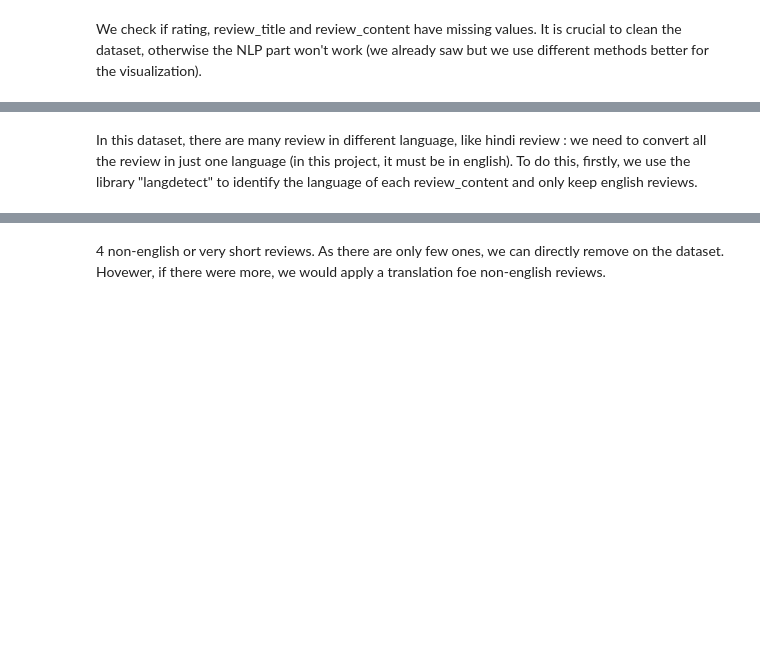
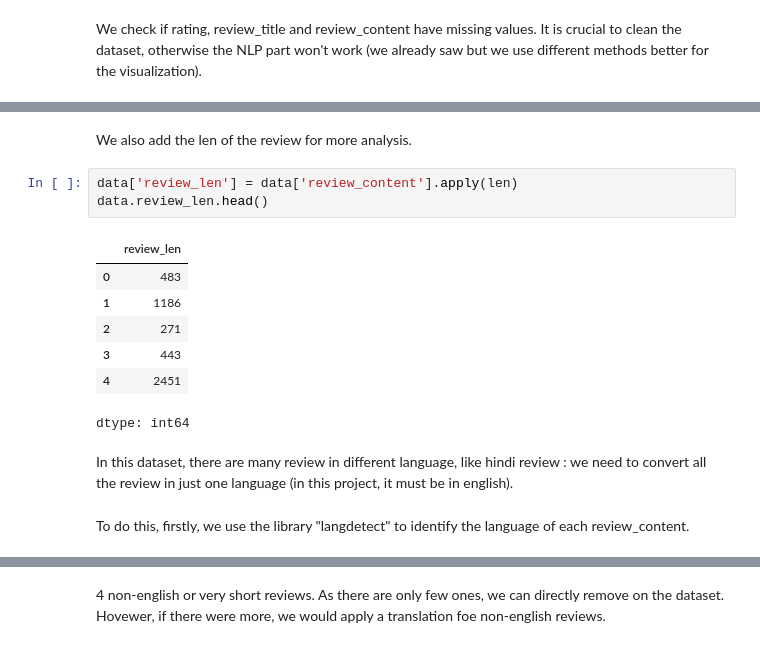
Before and after one commit to LeJ-04/amazon-products-rating-ml-project, a Jupyter notebook: ProjetML.ipynb, the cells around one changed output, grey strips where cells are left out. Cells and saved outputs as stored; diff of their text form; blank space fills up the shorter version.

```diff
--- a/ProjetML.ipynb
+++ b/ProjetML.ipynb
@@ -120,5 +284,20 @@ missing review_content ? 0
+# %% [markdown]
+We also add the len of the review for more analysis.
+# %%
+data['review_len'] = data['review_content'].apply(len)
+data.review_len.head()
+# %% [output]
+|  | review_len |
+| 0 | 483 |
+| 1 | 1186 |
+| 2 | 271 |
+| 3 | 443 |
+| 4 | 2451 |
+dtype: int64
 # %% [markdown]
-In this dataset, there are many review in different language, like hindi review : we need to convert all the review in just one language (in this project, it must be in english). To do this, firstly, we use the library "langdetect" to identify the language of each review_content and only keep english reviews.
+In this dataset, there are many review in different language, like hindi review : we need to convert all the review in just one language (in this project, it must be in english).
+# %% [markdown]
+To do this, firstly, we use the library "langdetect" to identify the language of each review_content.
 # %%
 pip install langdetect
 # %% [output]
```
Also changed, not shown: parts of 59 cells of this notebook.
